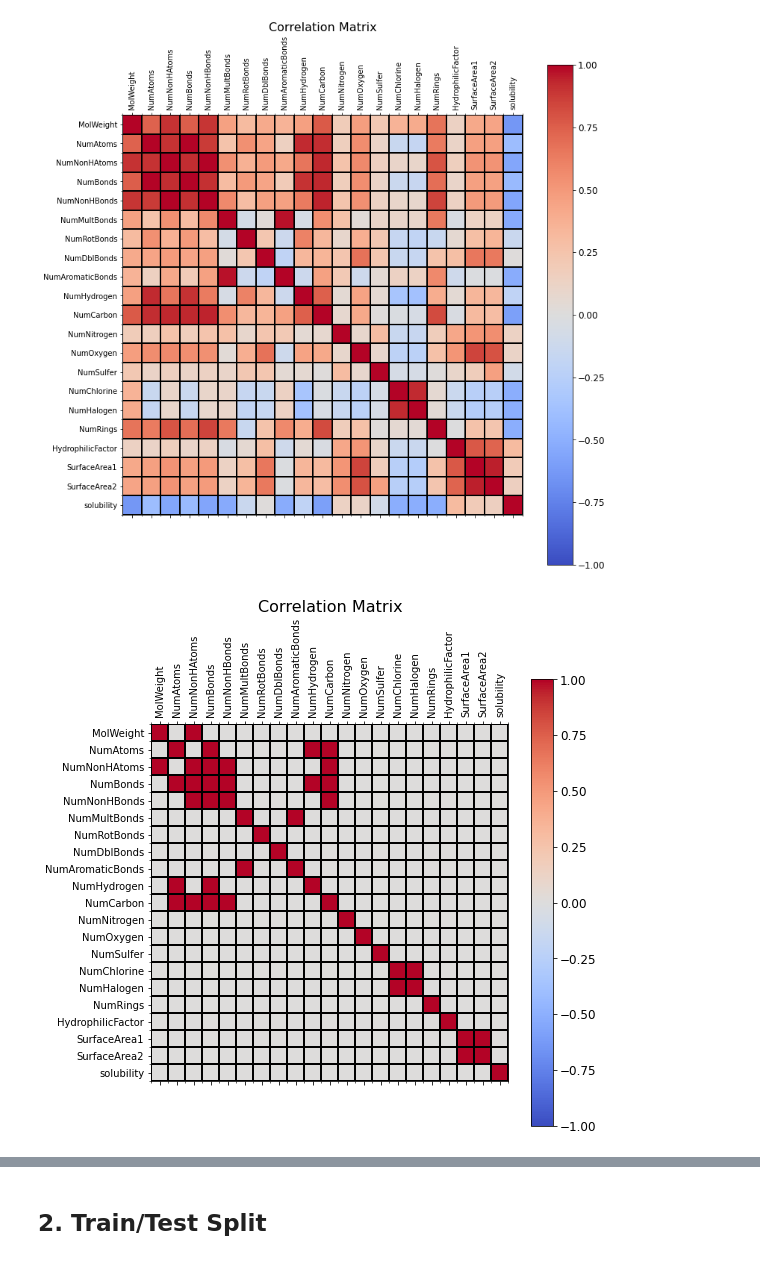
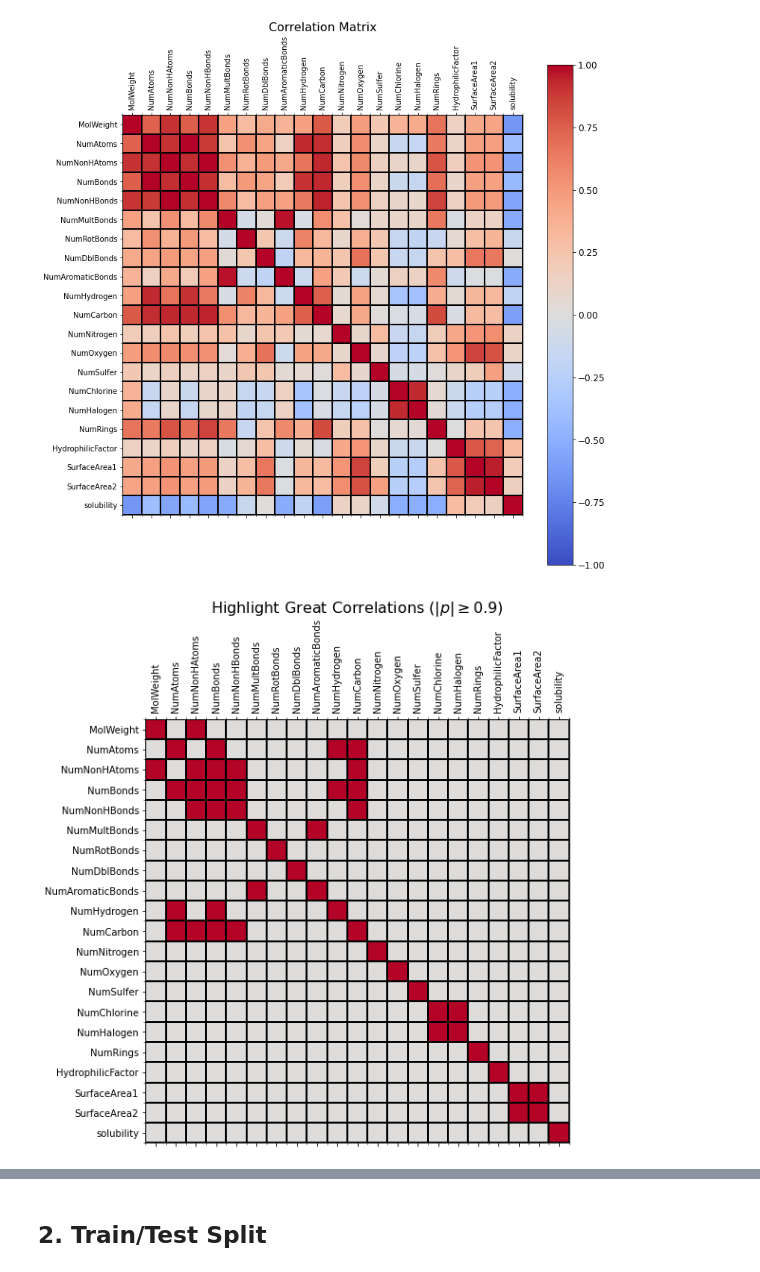
Before and after one commit to lucasabdalah/Exploratory-Data-Analisys, a Jupyter notebook: code/hw2/data_regression.ipynb, the cells around one changed output, grey strips where cells are left out. Saved outputs shown, nothing was run; the diff lists cells and outputs as text; code cells hidden in the pictures.

Commit message:
update correlation matrix

```diff
--- a/code/hw2/data_regression.ipynb
+++ b/code/hw2/data_regression.ipynb
@@ -125,23 +127,23 @@ plt.show()
 [figure]
 # %%
 fig2 = plt.figure(figsize=(8, 8))
-thre = 0.9
+thre = 0.90
 plt.matshow((df.corr() > thre) + (df.corr() < -thre), fignum=fig2.number, cmap="coolwarm")
+plt.clim(-1,1)
+plt.title('Highlight Great Correlations $(|p|\geq {})$'.format(thre), fontsize=16)
 plt.xticks(range(len(df.columns)),df.columns, rotation=90)
 plt.yticks(range(len(df.columns)), df.columns)
-cb = plt.colorbar()
-plt.clim(-1,1)
 cb.ax.tick_params(labelsize=12)
-plt.title('Correlation Matrix', fontsize=16)
+
 
 # Gridlines based on minor ticks
 ax = plt.gca()
 ax.set_xticks(np.arange(-.5, len(df.columns), 1), minor=True)
 ax.set_yticks(np.arange(-.5, len(df.columns), 1), minor=True)
 ax.grid(which='minor', color='k', linestyle='-', linewidth=2)
 plt.show()
 # %% [output]
-[figure, old version]
+[figure, new version]
 # %%
 labels = df.columns
 nrows, ncols = 4, 5
```
Also changed, not shown: parts of 8 cells of this notebook.
